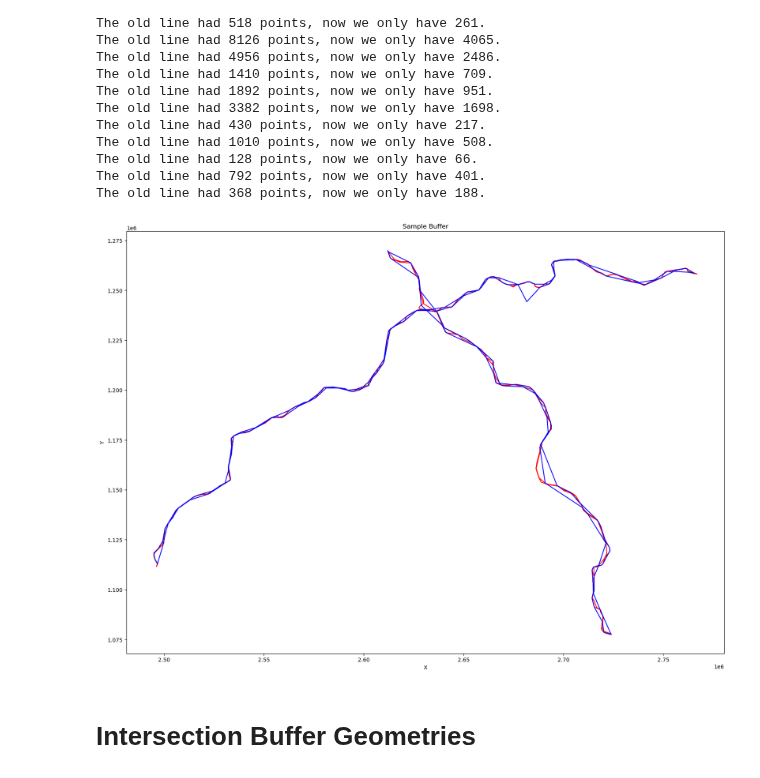
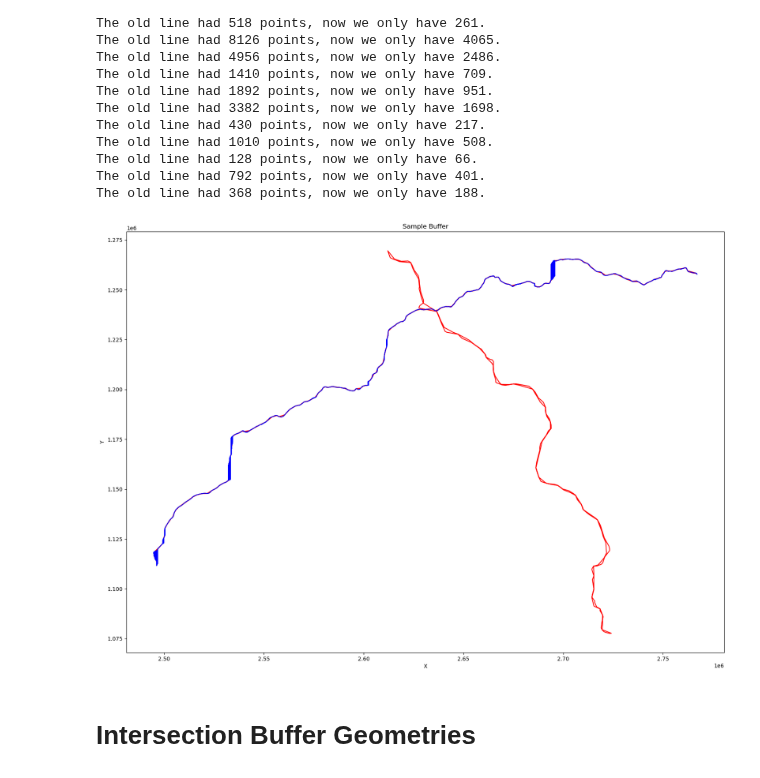
Before and after one commit to chrisvanklutter/GEO877_Spatial_Algorithms_Haklay, a Jupyter notebook: data_Preprocessing.ipynb, the cells around one changed output. Saved outputs shown, nothing was run; the diff lists cells and outputs as text; code cells hidden in the pictures.

```diff
--- a/data_Preprocessing.ipynb
+++ b/data_Preprocessing.ipynb
@@ -518,23 +511,28 @@ ps.print_stats()
 # %%
 fig, ax0 = plt.subplots(figsize = (20,20))
 
 buffered_astra_segments = [[p1,p2] for p1,p2 in zip(buffered_astra[0], buffered_astra[1])]
 buffered_osm_segments = [[p1,p2] for p1,p2 in zip(buffered_osm[0], buffered_osm[1])]
 
 
 for polygon in buffered_astra:
     ax0.plot([p.x for p in polygon.points],
              [p.y for p in polygon.points], color = 'red')
 
-for polygon in buffered_osm:
-    ax0.plot([p.x for p in polygon.points],
-             [p.y for p in polygon.points], color = 'blue')
+for mwayline in motorway_ch_lines[:1]:
+
+    ax0.plot([p.x for p in sorting_PointGroup(mwayline.points)],
+             [p.y for p in sorting_PointGroup(mwayline.points)], color = 'blue')
+
+#for polygon in buffered_osm:
+#    ax0.plot([p.x for p in polygon.points],
+#             [p.y for p in polygon.points], color = 'blue')
 
 ax0.set_xlabel('X')
 ax0.set_ylabel('Y')
 ax0.set_title('Sample Buffer')
 ax0.set_aspect('equal')
 # %% [output]
-[figure, old version]
+[figure, new version]
 # %% [markdown]
 # Intersection Buffer Geometries
```
Also changed, not shown: parts of 7 cells of this notebook, 1 other file.
